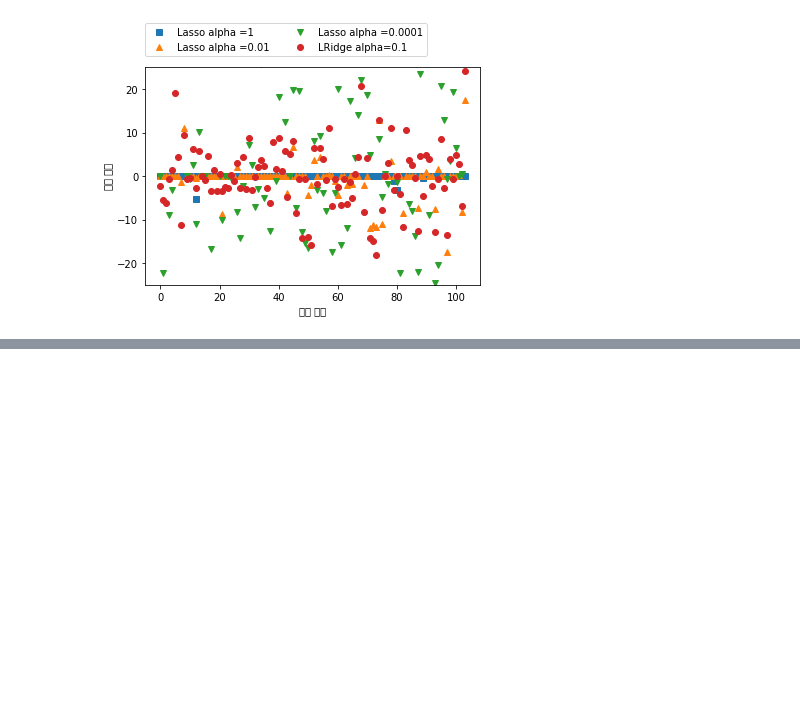
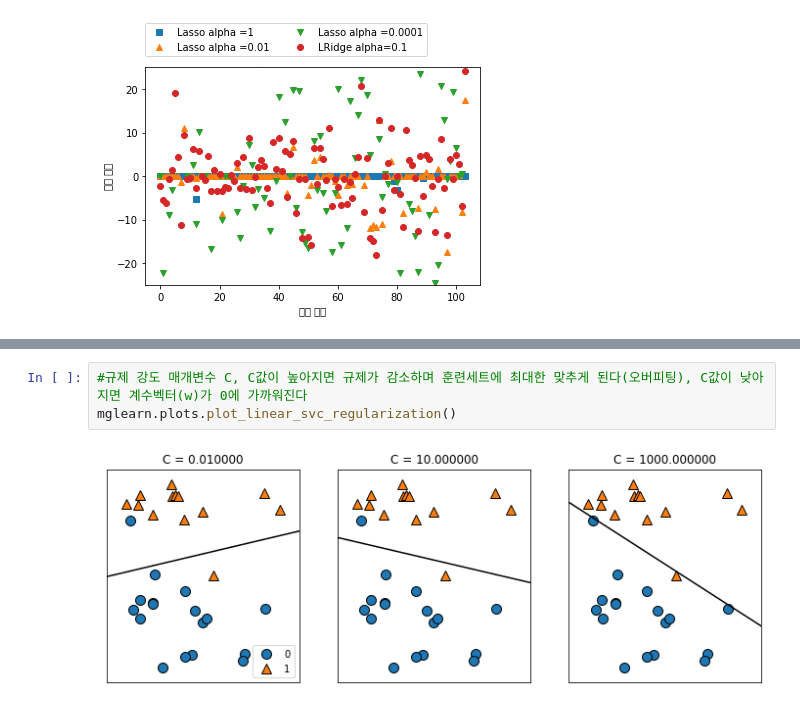
Before and after one commit to insunnydayz/sunny, a Jupyter notebook: 30days of coding.ipynb, the cells around one changed output, grey strips where cells are left out. Cells and saved outputs as stored; diff of their text form; blank space fills up the shorter version.

```diff
--- a/30days of coding.ipynb
+++ b/30days of coding.ipynb
@@ -427,0 +450,5 @@ plt.legend(ncol=2, loc=(0,1.05))
+# %%
+#규제 강도 매개변수 C, C값이 높아지면 규제가 감소하며 훈련세트에 최대한 맞추게 된다(오버피팅), C값이 낮아지면 계수벡터(w)가 0에 가까워진다
+mglearn.plots.plot_linear_svc_regularization()
+# %% [output]
+[figure, added]
```
Also changed, not shown: parts of 3 cells of this notebook.
